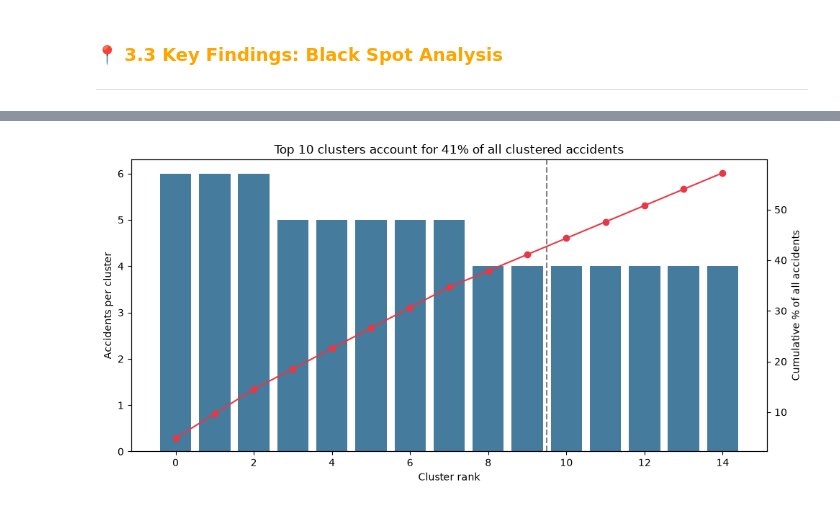
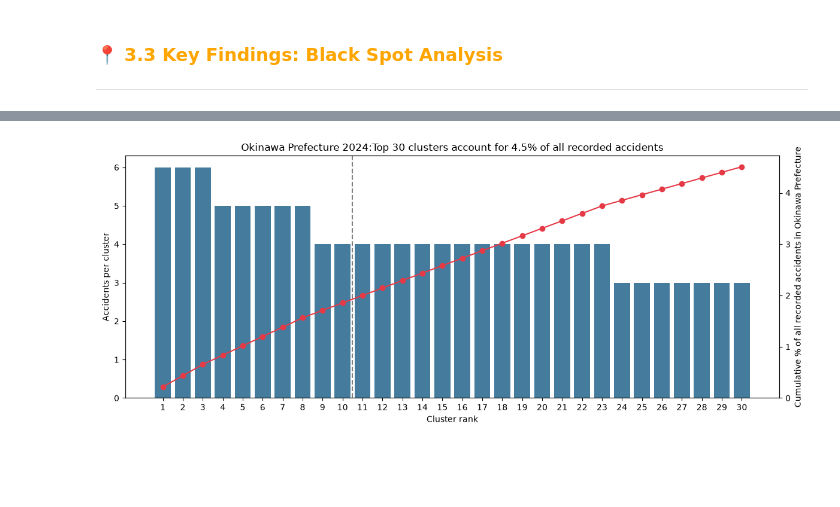
Before and after one commit to OutlierAud/Crash-Boom-Bang, a Jupyter notebook: notebooks/03_spatial_analysis.ipynb, the cells around one changed output, grey strips where cells are left out. Saved outputs shown, nothing was run; the diff lists cells and outputs as text; code cells hidden in the pictures; blank space fills up the shorter version.

```diff
--- a/notebooks/03_spatial_analysis.ipynb
+++ b/notebooks/03_spatial_analysis.ipynb
@@ -507,25 +510,30 @@ m
 # %% [output]
 [interactive output not drawn]
 # %%
-show = blackspots.head(15)
-share = blackspots.head(10)["accident_count"].sum() / blackspots["accident_count"].sum()
+show = blackspots.head(30)
+ranks = range(1, len(show) + 1)
 
-fig, ax1 = plt.subplots(figsize=(10, 5))
-ax1.bar(show.index, show["accident_count"], color="#457b9d")
-ax1.axvline(9.5, color="grey", ls="--")
+total_accidents = conn.execute("SELECT COUNT(*) FROM accidents").fetchone()[0]
+cumulative_share = show["accident_count"].cumsum() / total_accidents
+share = cumulative_share.iloc[-1]
+
+fig, ax1 = plt.subplots(figsize=(12, 5))
+ax1.bar(ranks, show["accident_count"], color="#457b9d")
+ax1.axvline(10.5, color="grey", ls="--")
+ax1.set_xticks(ranks)
 ax1.set_xlabel("Cluster rank")
 ax1.set_ylabel("Accidents per cluster")
 
 ax2 = ax1.twinx()
-ax2.plot(show.index, show["accident_count"].cumsum()
-         / blackspots["accident_count"].sum() * 100,
-         color="#e63946", marker="o")
-ax2.set_ylabel("Cumulative % of all accidents")
-ax1.set_title(f"Top 10 clusters account for {share:.0%} of all clustered accidents")
+ax2.plot(ranks, cumulative_share * 100, color="#e63946", marker="o")
+ax2.set_ylim(bottom=0)
+ax2.set_ylabel("Cumulative % of all recorded accidents in Okinawa Prefecture")
+
+ax1.set_title(f"Okinawa Prefecture 2024:Top 30 clusters account for {share:.1%} of all recorded accidents")
 plt.tight_layout()
 plt.show()
 # %% [output]
-[figure, old version]
+[figure, new version]
 # %% [markdown]
 #### Key Findings
 ---
```
Also changed, not shown: parts of 7 cells of this notebook, 7 other files.
